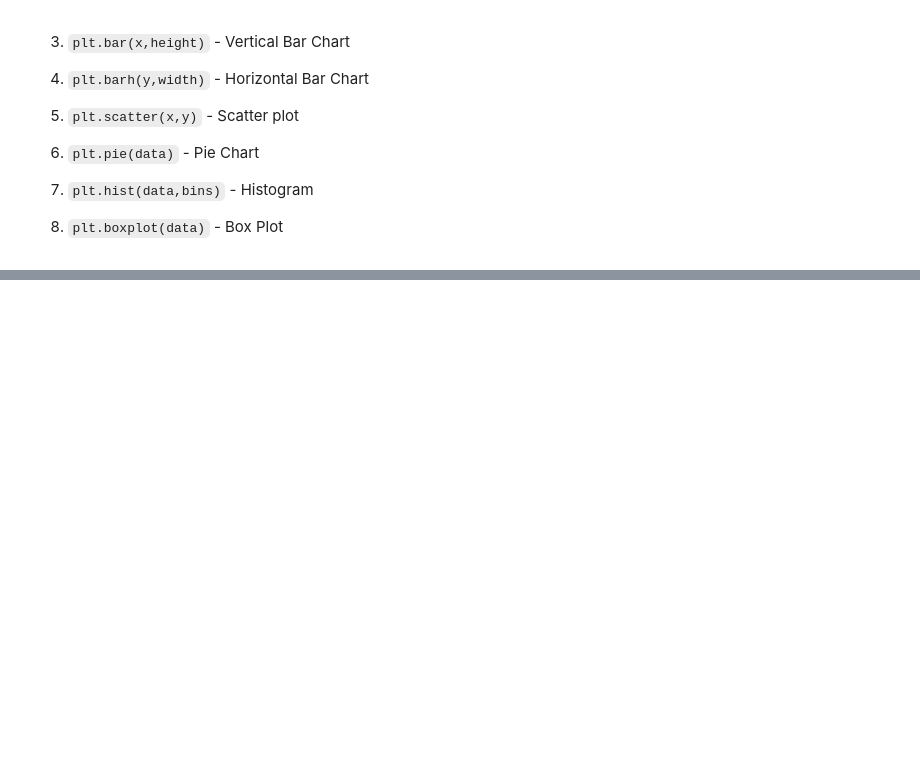
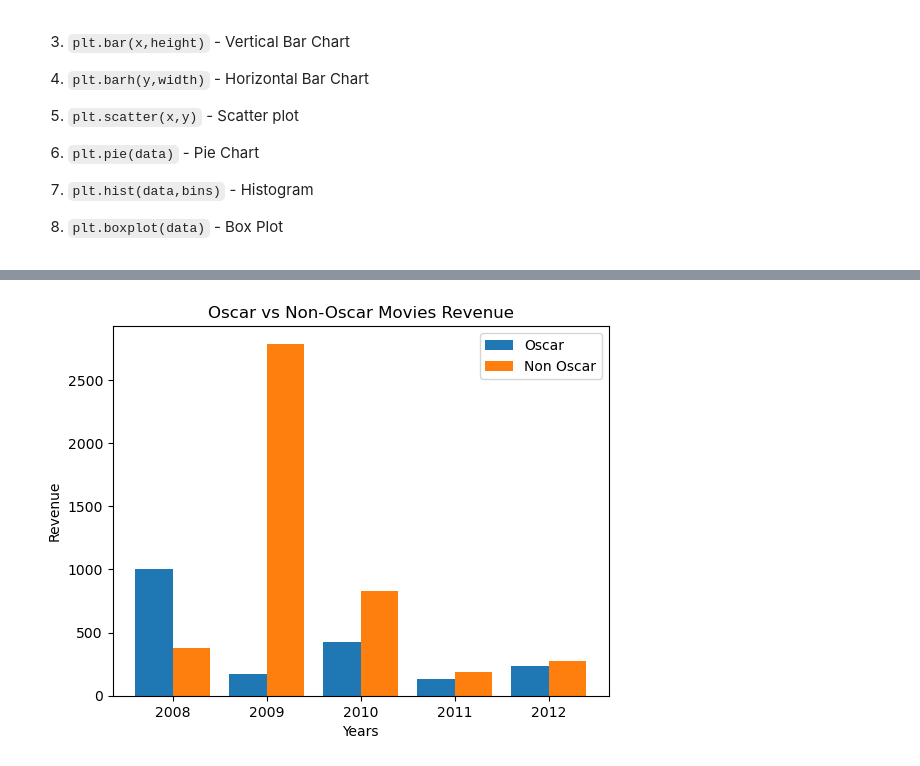
Before and after one commit to rohet-B/python-assignments, a Jupyter notebook: 6_Data Visualization/1_Getting_Started.ipynb, the cells around one changed output, grey strips where cells are left out. Cells and saved outputs as stored; diff of their text form; code cells hidden in the pictures; blank space fills up the shorter version.

```diff
--- a/6_Data Visualization/1_Getting_Started.ipynb
+++ b/6_Data Visualization/1_Getting_Started.ipynb
@@ -112,0 +140,45 @@ plt.show()
+# %%
+# Example 2 - Multiple Bar Charts or Grouped Bars
+oscar_movies = [
+    "The Dark Knight",
+    "The Hurt Locker",
+    "The King's Speech",
+    "The Artist",
+    "Argo"
+]
+
+oscar_revenue = [1005,170,427,133,232]
+
+non_oscar_movies = [
+    "Inception",
+    "Avatar",
+    "Hugo",
+    "Lincoln",
+    "Avengers"
+]
+non_oscar_revenue = [378,2788,829,185,275]
+
+years = [2008,2009,2010,2011,2012]
+
+plt.title("Oscar vs Non-Oscar Movies Revenue")
+plt.xlabel("Years")
+plt.ylabel("Revenue")
+
+# Plotting two bar charts for the same years.
+# Both bar charts use the same x positions (years). So both bar charts overlaps (covers) each other.
+# plt.bar(years,oscar_revenue)
+# plt.bar(years,non_oscar_movies)
+
+# To avoid the problem, we customize width. The Default value of bar width is 0.8
+import numpy as np
+x = np.arange(len(years))
+
+width = .4
+plt.bar(x-width/2,oscar_revenue,width,label="Oscar")
+plt.bar(x+width/2,non_oscar_revenue,width,label="Non Oscar")
+
+plt.xticks(x,years)
+plt.legend()
+plt.show()
+# %% [output]
+[figure, added]
```
Also changed, not shown: parts of 8 cells of this notebook, 1 other file.
